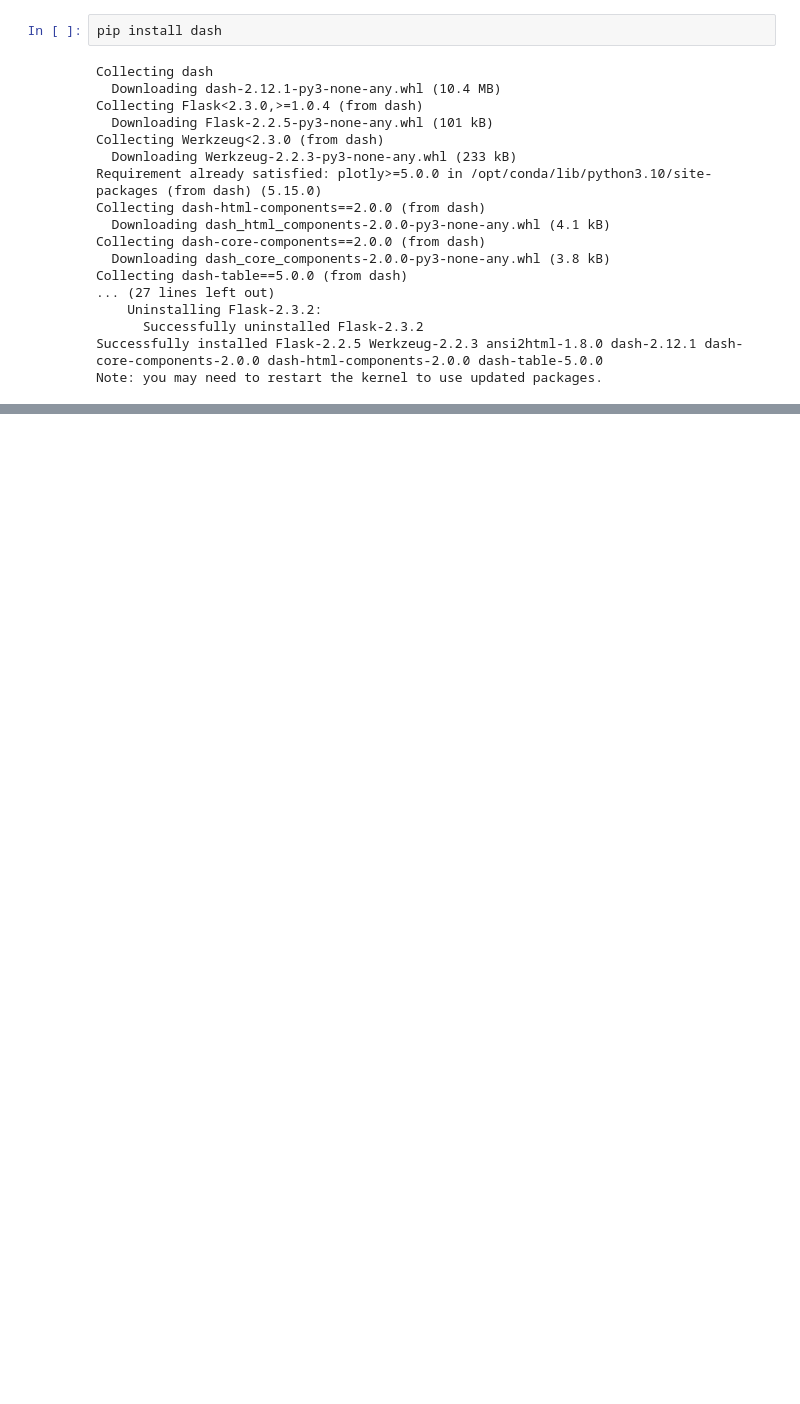
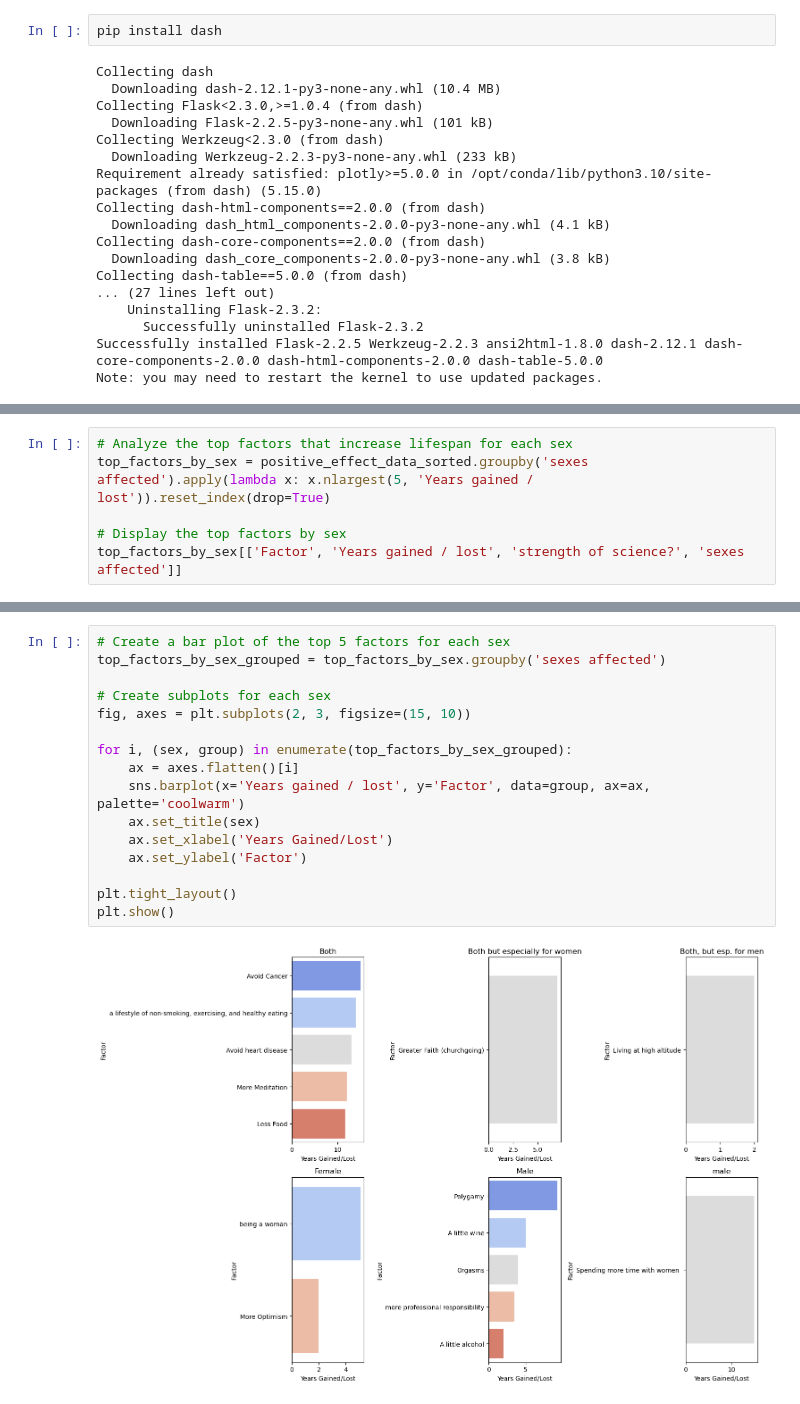
Before and after one commit to raj-rajat/Life-Longevity-Factors, a Jupyter notebook: life-longevity-factors.ipynb, the cells around one changed output, grey strips where cells are left out. Saved outputs shown, nothing was run; the diff lists cells and outputs as text; blank space fills up the shorter version.

```diff
--- a/life-longevity-factors.ipynb
+++ b/life-longevity-factors.ipynb
@@ -287,3 +287,9 @@ fig_bubble.update_layout(
 fig_bubble.show()
 # %% [output]
 [interactive output not drawn]
+# %%
+# Analyze the top factors that increase lifespan for each sex
+top_factors_by_sex = positive_effect_data_sorted.groupby('sexes affected').apply(lambda x: x.nlargest(5, 'Years gained / lost')).reset_index(drop=True)
+
+# Display the top factors by sex
+top_factors_by_sex[['Factor', 'Years gained / lost', 'strength of science?', 'sexes affected']]
@@ -289,0 +371,18 @@ fig_bubble.show()
+# %%
+# Create a bar plot of the top 5 factors for each sex
+top_factors_by_sex_grouped = top_factors_by_sex.groupby('sexes affected')
+
+# Create subplots for each sex
+fig, axes = plt.subplots(2, 3, figsize=(15, 10))
+
+for i, (sex, group) in enumerate(top_factors_by_sex_grouped):
+    ax = axes.flatten()[i]
+    sns.barplot(x='Years gained / lost', y='Factor', data=group, ax=ax, palette='coolwarm')
+    ax.set_title(sex)
+    ax.set_xlabel('Years Gained/Lost')
+    ax.set_ylabel('Factor')
+
+plt.tight_layout()
+plt.show()
+# %% [output]
+[figure, added]
```
Also changed, not shown: parts of 11 cells of this notebook.
